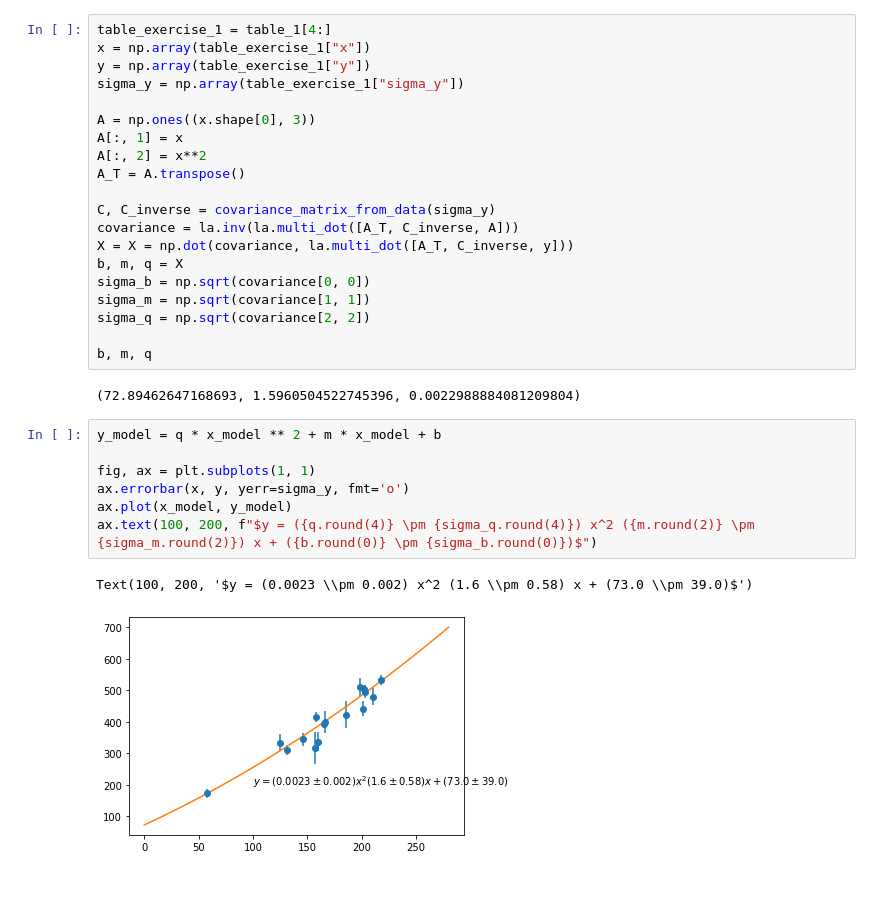
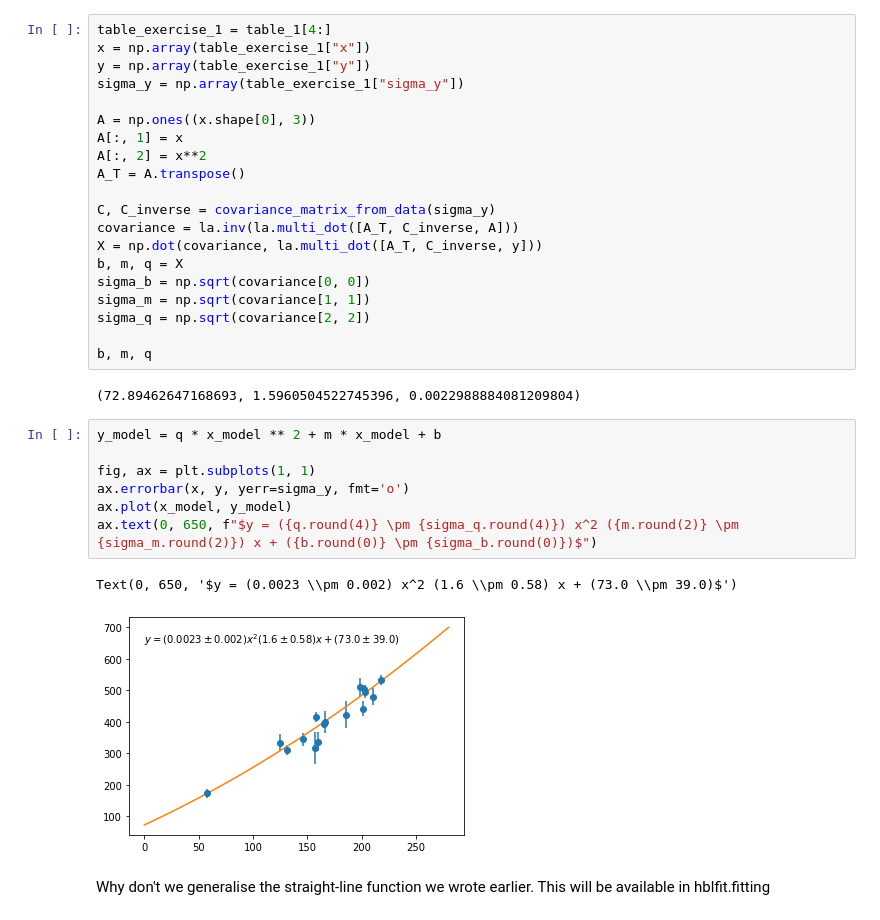
Before and after one commit to Lachimax/hblfit, a Jupyter notebook: notebooks/1-standard-practise.ipynb, the cells around one changed output. Saved outputs shown, nothing was run; the diff lists cells and outputs as text; blank space fills up the shorter version.

Commit message:
Functions implementing Section 1: standard practise

```diff
--- a/notebooks/1-standard-practise.ipynb
+++ b/notebooks/1-standard-practise.ipynb
@@ -189,7 +189,7 @@ A_T = A.transpose()
 
 C, C_inverse = covariance_matrix_from_data(sigma_y)
 covariance = la.inv(la.multi_dot([A_T, C_inverse, A]))
-X = X = np.dot(covariance, la.multi_dot([A_T, C_inverse, y]))
+X = np.dot(covariance, la.multi_dot([A_T, C_inverse, y]))
 b, m, q = X
 sigma_b = np.sqrt(covariance[0, 0])
 sigma_m = np.sqrt(covariance[1, 1])
@@ -201,10 +201,12 @@ b, m, q
 # %%
 y_model = q * x_model ** 2 + m * x_model + b
 
 fig, ax = plt.subplots(1, 1)
 ax.errorbar(x, y, yerr=sigma_y, fmt='o')
 ax.plot(x_model, y_model)
-ax.text(100, 200, f"$y = ({q.round(4)} \pm {sigma_q.round(4)}) x^2 ({m.round(2)} \pm {sigma_m.round(2)}) x + ({b.round(0)} \pm {sigma_b.round(0)})$")
+ax.text(0, 650, f"$y = ({q.round(4)} \pm {sigma_q.round(4)}) x^2 ({m.round(2)} \pm {sigma_m.round(2)}) x + ({b.round(0)} \pm {sigma_b.round(0)})$")
 # %% [output]
-Text(100, 200, '$y = (0.0023 \\pm 0.002) x^2 (1.6 \\pm 0.58) x + (73.0 \\pm 39.0)$')
+Text(0, 650, '$y = (0.0023 \\pm 0.002) x^2 (1.6 \\pm 0.58) x + (73.0 \\pm 39.0)$')
-[figure, old version]
+[figure, new version]
+# %% [markdown]
+Why don't we generalise the straight-line function we wrote earlier. This will be available in hblfit.fitting
```
Also changed, not shown: parts of 3 cells of this notebook, 3 other files.
